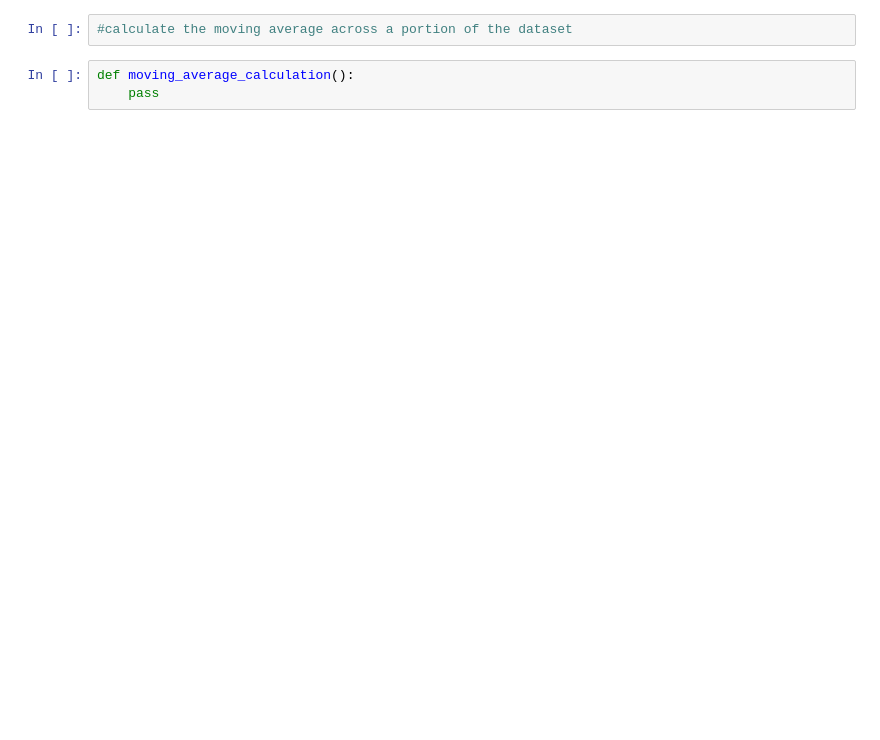
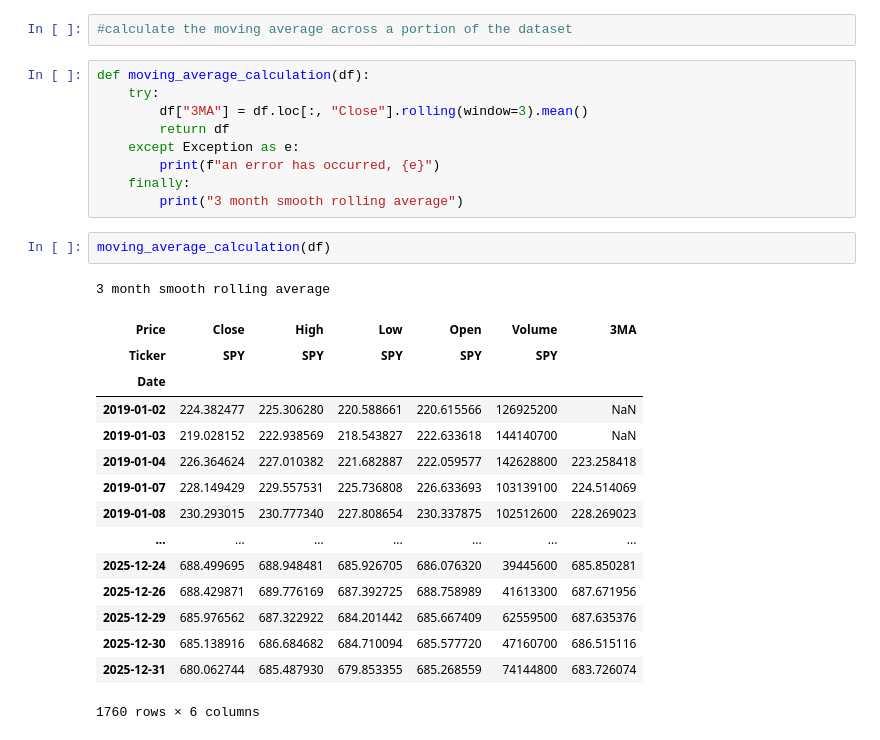
Before and after one commit to Jeffrey-Adjei/Technical-Indicator-Research, a Jupyter notebook: movingaverage.ipynb, the cells around one changed output. Drawn from its saved outputs; the diff is of its cells as text; blank space fills up the shorter version.

```diff
--- a/movingaverage.ipynb
+++ b/movingaverage.ipynb
@@ -50,5 +63,30 @@ plot_data(df)
 # %%
 #calculate the moving average across a portion of the dataset
 # %%
-def moving_average_calculation():
-    pass
+def moving_average_calculation(df):
+    try:
+        df["3MA"] = df.loc[:, "Close"].rolling(window=3).mean()
+        return df
+    except Exception as e:
+        print(f"an error has occurred, {e}")
+    finally:
+        print("3 month smooth rolling average")
+# %%
+moving_average_calculation(df)
+# %% [output]
+3 month smooth rolling average
+| Price | Close | High | Low | Open | Volume | 3MA |
+| Ticker | SPY | SPY | SPY | SPY | SPY |  |
+| Date |  |  |  |  |  |  |
+| 2019-01-02 | 224.382477 | 225.306280 | 220.588661 | 220.615566 | 126925200 | NaN |
+| 2019-01-03 | 219.028152 | 222.938569 | 218.543827 | 222.633618 | 144140700 | NaN |
+| 2019-01-04 | 226.364624 | 227.010382 | 221.682887 | 222.059577 | 142628800 | 223.258418 |
+| 2019-01-07 | 228.149429 | 229.557531 | 225.736808 | 226.633693 | 103139100 | 224.514069 |
+| 2019-01-08 | 230.293015 | 230.777340 | 227.808654 | 230.337875 | 102512600 | 228.269023 |
+| ... | ... | ... | ... | ... | ... | ... |
+| 2025-12-24 | 688.499695 | 688.948481 | 685.926705 | 686.076320 | 39445600 | 685.850281 |
+| 2025-12-26 | 688.429871 | 689.776169 | 687.392725 | 688.758989 | 41613300 | 687.671956 |
+| 2025-12-29 | 685.976562 | 687.322922 | 684.201442 | 685.667409 | 62559500 | 687.635376 |
+| 2025-12-30 | 685.138916 | 686.684682 | 684.710094 | 685.577720 | 47160700 | 686.515116 |
+| 2025-12-31 | 680.062744 | 685.487930 | 679.853355 | 685.268559 | 74144800 | 683.726074 |
+1760 rows × 6 columns
```
Also changed, not shown: parts of 6 cells of this notebook.
